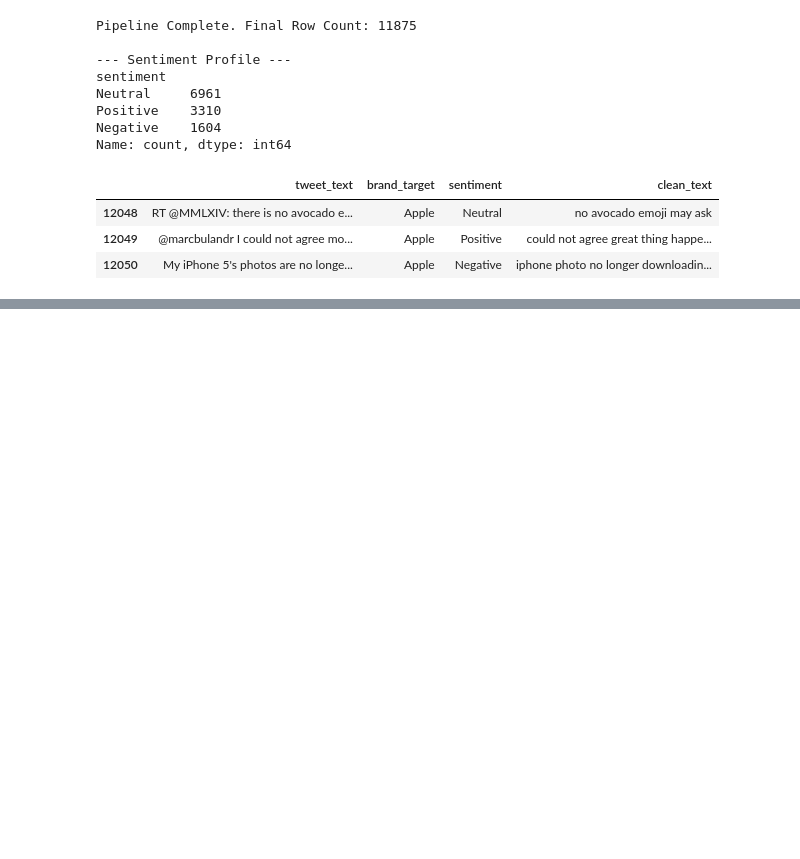
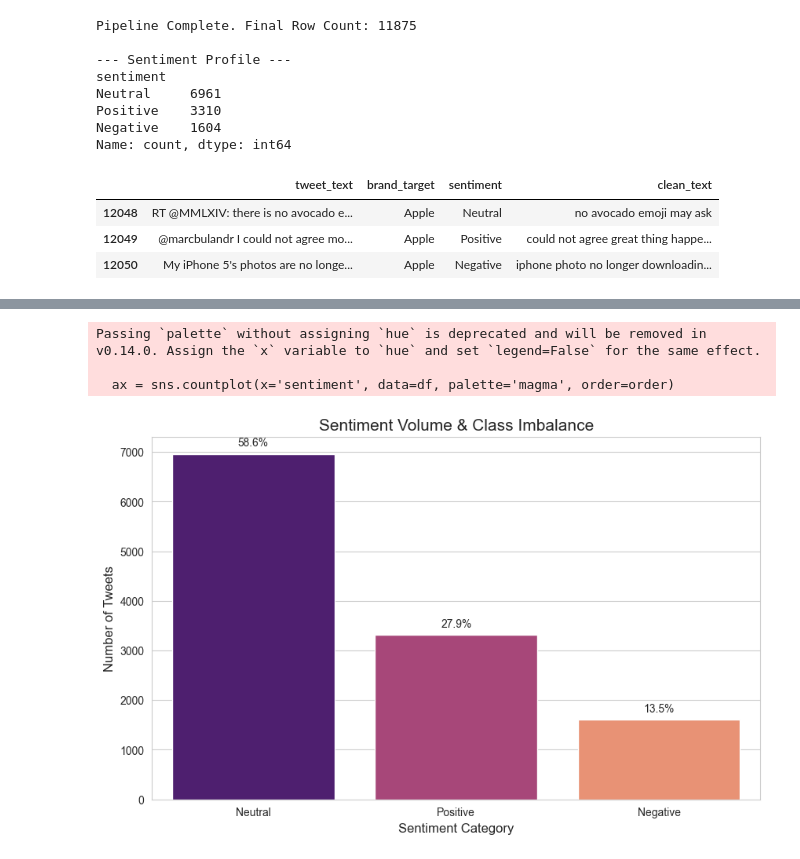
Before and after one commit to abelcholfavour/brand_sentinel, a Jupyter notebook: index.ipynb, the cells around one changed output, grey strips where cells are left out. Cells and saved outputs as stored; diff of their text form; code cells hidden in the pictures; blank space fills up the shorter version.

```diff
--- a/index.ipynb
+++ b/index.ipynb
@@ -522,0 +529,10 @@ df_final[['clean_text', 'sentiment', 'brand_target']].to_csv('cleaned_sentinel_d
+# %%
+import pandas as pd
+import matplotlib.pyplot as plt
+import seaborn as sns
+from collections import Counter
+from sklearn.feature_extraction.text import CountVectorizer
+
+df = pd.read_csv('cleaned_sentinel_data.csv')
+
+df.head(5)
@@ -522,0 +546,22 @@ df_final[['clean_text', 'sentiment', 'brand_target']].to_csv('cleaned_sentinel_d
+# %%
+plt.figure(figsize=(10, 6))
+sns.set_style("whitegrid")
+order = ['Neutral', 'Positive', 'Negative']
+ax = sns.countplot(x='sentiment', data=df, palette='magma', order=order)
+
+plt.title('Sentiment Volume & Class Imbalance', fontsize=15)
+plt.ylabel('Number of Tweets', fontsize=12)
+plt.xlabel('Sentiment Category', fontsize=12)
+
+# Logic to inject percentage labels on top of the bars for precision
+total = len(df)
+for p in ax.patches:
+    percentage = f'{100 * p.get_height() / total:.1f}%'
+    ax.annotate(percentage, (p.get_x() + p.get_width() / 2., p.get_height()),
+                ha='center', va='center', xytext=(0, 10), textcoords='offset points')
+plt.show()
+# %% [output]
+Passing `palette` without assigning `hue` is deprecated and will be removed in v0.14.0. Assign the `x` variable to `hue` and set `legend=False` for the same effect.
+
+  ax = sns.countplot(x='sentiment', data=df, palette='magma', order=order)
+[figure, added]
```
Also changed, not shown: parts of 12 cells of this notebook.
